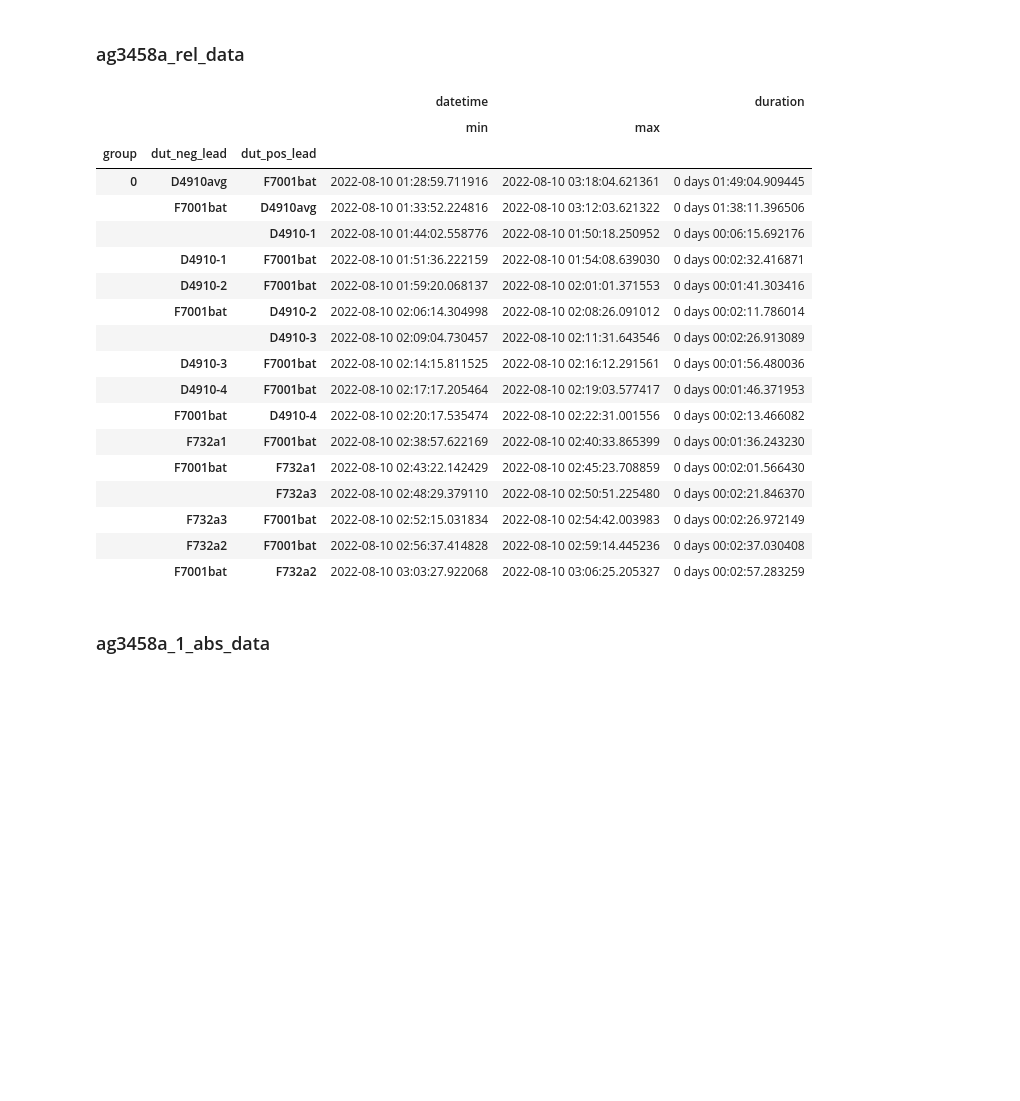
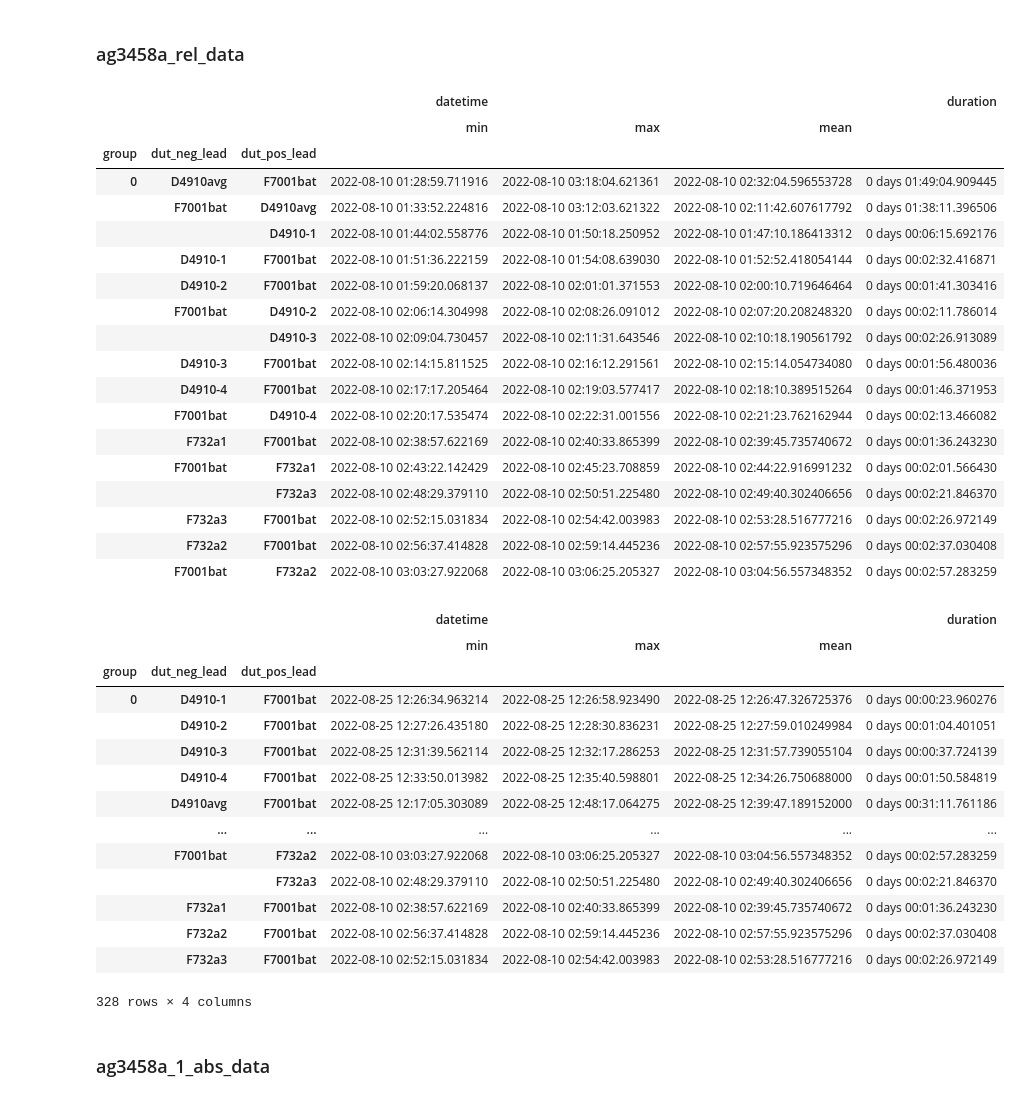
Before and after one commit to alson/metrology-data-analysis, a Jupyter notebook: vrefs.ipynb, the cells around one changed output. Saved outputs shown, nothing was run; the diff lists cells and outputs as text; code cells hidden in the pictures; blank space fills up the shorter version.

```diff
--- a/vrefs.ipynb
+++ b/vrefs.ipynb
@@ -217,9 +262,10 @@ for ref in voltage_references:
 ### k182_relative_data
 # %%
 orig_max_rows = pd.get_option('display.max_rows')
-pd.set_option('display.max_rows', None)
-duration_data = k182_rel_data_cut.reset_index().groupby(['group', 'dut_neg_lead', 'dut_pos_lead']).agg({'datetime': ['min', 'max']})
+# pd.set_option('display.max_rows', None)
+duration_data = k182_rel_data_cut.reset_index().groupby(['group', 'dut_neg_lead', 'dut_pos_lead']).agg({'datetime': ['min', 'max', 'mean']})
 duration_data['duration'] = duration_data['datetime']['max'] - duration_data['datetime']['min']
 display(duration_data.sort_values(('datetime', 'min')))
-pd.set_option('display.max_rows', orig_max_rows)
+# pd.set_option('display.max_rows', orig_max_rows)
+all_duration_data = duration_data
 # %% [output]
@@ -246,31 +288,48 @@ pd.set_option('display.max_rows', orig_max_rows)
 ### ag3458a_rel_data
 # %%
 orig_max_rows = pd.get_option('display.max_rows')
-pd.set_option('display.max_rows', None)
-duration_data = ag3458a_rel_data.reset_index().groupby(['group', 'dut_neg_lead', 'dut_pos_lead']).agg({'datetime': ['min', 'max']})
+# pd.set_option('display.max_rows', None)
+duration_data = ag3458a_rel_data.reset_index().groupby(['group', 'dut_neg_lead', 'dut_pos_lead']).agg({'datetime': ['min', 'max', 'mean']})
 duration_data['duration'] = duration_data['datetime']['max'] - duration_data['datetime']['min']
 display(duration_data.sort_values(('datetime', 'min')))
-pd.set_option('display.max_rows', orig_max_rows)
+# pd.set_option('display.max_rows', orig_max_rows)
+all_duration_data = pd.concat([all_duration_data, duration_data])
+all_duration_data
 # %% [output]
-|  |  |  | datetime |  | duration |
-|  |  |  | min | max |  |
-| group | dut_neg_lead | dut_pos_lead |  |  |  |
-| 0 | D4910avg | F7001bat | 2022-08-10 01:28:59.711916 | 2022-08-10 03:18:04.621361 | 0 days 01:49:04.909445 |
-|  | F7001bat | D4910avg | 2022-08-10 01:33:52.224816 | 2022-08-10 03:12:03.621322 | 0 days 01:38:11.396506 |
-|  |  | D4910-1 | 2022-08-10 01:44:02.558776 | 2022-08-10 01:50:18.250952 | 0 days 00:06:15.692176 |
-|  | D4910-1 | F7001bat | 2022-08-10 01:51:36.222159 | 2022-08-10 01:54:08.639030 | 0 days 00:02:32.416871 |
-|  | D4910-2 | F7001bat | 2022-08-10 01:59:20.068137 | 2022-08-10 02:01:01.371553 | 0 days 00:01:41.303416 |
-|  | F7001bat | D4910-2 | 2022-08-10 02:06:14.304998 | 2022-08-10 02:08:26.091012 | 0 days 00:02:11.786014 |
-|  |  | D4910-3 | 2022-08-10 02:09:04.730457 | 2022-08-10 02:11:31.643546 | 0 days 00:02:26.913089 |
-|  | D4910-3 | F7001bat | 2022-08-10 02:14:15.811525 | 2022-08-10 02:16:12.291561 | 0 days 00:01:56.480036 |
-|  | D4910-4 | F7001bat | 2022-08-10 02:17:17.205464 | 2022-08-10 02:19:03.577417 | 0 days 00:01:46.371953 |
-|  | F7001bat | D4910-4 | 2022-08-10 02:20:17.535474 | 2022-08-10 02:22:31.001556 | 0 days 00:02:13.466082 |
-|  | F732a1 | F7001bat | 2022-08-10 02:38:57.622169 | 2022-08-10 02:40:33.865399 | 0 days 00:01:36.243230 |
-|  | F7001bat | F732a1 | 2022-08-10 02:43:22.142429 | 2022-08-10 02:45:23.708859 | 0 days 00:02:01.566430 |
-|  |  | F732a3 | 2022-08-10 02:48:29.379110 | 2022-08-10 02:50:51.225480 | 0 days 00:02:21.846370 |
-|  | F732a3 | F7001bat | 2022-08-10 02:52:15.031834 | 2022-08-10 02:54:42.003983 | 0 days 00:02:26.972149 |
-|  | F732a2 | F7001bat | 2022-08-10 02:56:37.414828 | 2022-08-10 02:59:14.445236 | 0 days 00:02:37.030408 |
-|  | F7001bat | F732a2 | 2022-08-10 03:03:27.922068 | 2022-08-10 03:06:25.205327 | 0 days 00:02:57.283259 |
+|  |  |  | datetime |  |  | duration |
+|  |  |  | min | max | mean |  |
+| group | dut_neg_lead | dut_pos_lead |  |  |  |  |
+| 0 | D4910avg | F7001bat | 2022-08-10 01:28:59.711916 | 2022-08-10 03:18:04.621361 | 2022-08-10 02:32:04.596553728 | 0 days 01:49:04.909445 |
+|  | F7001bat | D4910avg | 2022-08-10 01:33:52.224816 | 2022-08-10 03:12:03.621322 | 2022-08-10 02:11:42.607617792 | 0 days 01:38:11.396506 |
+|  |  | D4910-1 | 2022-08-10 01:44:02.558776 | 2022-08-10 01:50:18.250952 | 2022-08-10 01:47:10.186413312 | 0 days 00:06:15.692176 |
+|  | D4910-1 | F7001bat | 2022-08-10 01:51:36.222159 | 2022-08-10 01:54:08.639030 | 2022-08-10 01:52:52.418054144 | 0 days 00:02:32.416871 |
+|  | D4910-2 | F7001bat | 2022-08-10 01:59:20.068137 | 2022-08-10 02:01:01.371553 | 2022-08-10 02:00:10.719646464 | 0 days 00:01:41.303416 |
+|  | F7001bat | D4910-2 | 2022-08-10 02:06:14.304998 | 2022-08-10 02:08:26.091012 | 2022-08-10 02:07:20.208248320 | 0 days 00:02:11.786014 |
+|  |  | D4910-3 | 2022-08-10 02:09:04.730457 | 2022-08-10 02:11:31.643546 | 2022-08-10 02:10:18.190561792 | 0 days 00:02:26.913089 |
+|  | D4910-3 | F7001bat | 2022-08-10 02:14:15.811525 | 2022-08-10 02:16:12.291561 | 2022-08-10 02:15:14.054734080 | 0 days 00:01:56.480036 |
+|  | D4910-4 | F7001bat | 2022-08-10 02:17:17.205464 | 2022-08-10 02:19:03.577417 | 2022-08-10 02:18:10.389515264 | 0 days 00:01:46.371953 |
+|  | F7001bat | D4910-4 | 2022-08-10 02:20:17.535474 | 2022-08-10 02:22:31.001556 | 2022-08-10 02:21:23.762162944 | 0 days 00:02:13.466082 |
+|  | F732a1 | F7001bat | 2022-08-10 02:38:57.622169 | 2022-08-10 02:40:33.865399 | 2022-08-10 02:39:45.735740672 | 0 days 00:01:36.243230 |
+|  | F7001bat | F732a1 | 2022-08-10 02:43:22.142429 | 2022-08-10 02:45:23.708859 | 2022-08-10 02:44:22.916991232 | 0 days 00:02:01.566430 |
+|  |  | F732a3 | 2022-08-10 02:48:29.379110 | 2022-08-10 02:50:51.225480 | 2022-08-10 02:49:40.302406656 | 0 days 00:02:21.846370 |
+|  | F732a3 | F7001bat | 2022-08-10 02:52:15.031834 | 2022-08-10 02:54:42.003983 | 2022-08-10 02:53:28.516777216 | 0 days 00:02:26.972149 |
+|  | F732a2 | F7001bat | 2022-08-10 02:56:37.414828 | 2022-08-10 02:59:14.445236 | 2022-08-10 02:57:55.923575296 | 0 days 00:02:37.030408 |
+|  | F7001bat | F732a2 | 2022-08-10 03:03:27.922068 | 2022-08-10 03:06:25.205327 | 2022-08-10 03:04:56.557348352 | 0 days 00:02:57.283259 |
+|  |  |  | datetime |  |  | duration |
+|  |  |  | min | max | mean |  |
+| group | dut_neg_lead | dut_pos_lead |  |  |  |  |
+| 0 | D4910-1 | F7001bat | 2022-08-25 12:26:34.963214 | 2022-08-25 12:26:58.923490 | 2022-08-25 12:26:47.326725376 | 0 days 00:00:23.960276 |
+|  | D4910-2 | F7001bat | 2022-08-25 12:27:26.435180 | 2022-08-25 12:28:30.836231 | 2022-08-25 12:27:59.010249984 | 0 days 00:01:04.401051 |
+|  | D4910-3 | F7001bat | 2022-08-25 12:31:39.562114 | 2022-08-25 12:32:17.286253 | 2022-08-25 12:31:57.739055104 | 0 days 00:00:37.724139 |
+|  | D4910-4 | F7001bat | 2022-08-25 12:33:50.013982 | 2022-08-25 12:35:40.598801 | 2022-08-25 12:34:26.750688000 | 0 days 00:01:50.584819 |
+|  | D4910avg | F7001bat | 2022-08-25 12:17:05.303089 | 2022-08-25 12:48:17.064275 | 2022-08-25 12:39:47.189152000 | 0 days 00:31:11.761186 |
+|  | ... | ... | ... | ... | ... | ... |
+|  | F7001bat | F732a2 | 2022-08-10 03:03:27.922068 | 2022-08-10 03:06:25.205327 | 2022-08-10 03:04:56.557348352 | 0 days 00:02:57.283259 |
+|  |  | F732a3 | 2022-08-10 02:48:29.379110 | 2022-08-10 02:50:51.225480 | 2022-08-10 02:49:40.302406656 | 0 days 00:02:21.846370 |
+|  | F732a1 | F7001bat | 2022-08-10 02:38:57.622169 | 2022-08-10 02:40:33.865399 | 2022-08-10 02:39:45.735740672 | 0 days 00:01:36.243230 |
+|  | F732a2 | F7001bat | 2022-08-10 02:56:37.414828 | 2022-08-10 02:59:14.445236 | 2022-08-10 02:57:55.923575296 | 0 days 00:02:37.030408 |
+|  | F732a3 | F7001bat | 2022-08-10 02:52:15.031834 | 2022-08-10 02:54:42.003983 | 2022-08-10 02:53:28.516777216 | 0 days 00:02:26.972149 |
+328 rows × 4 columns
 # %% [markdown]
 ### ag3458a_1_abs_data
 # %%
```
Also changed, not shown: parts of 15 cells of this notebook, 2 other files.
